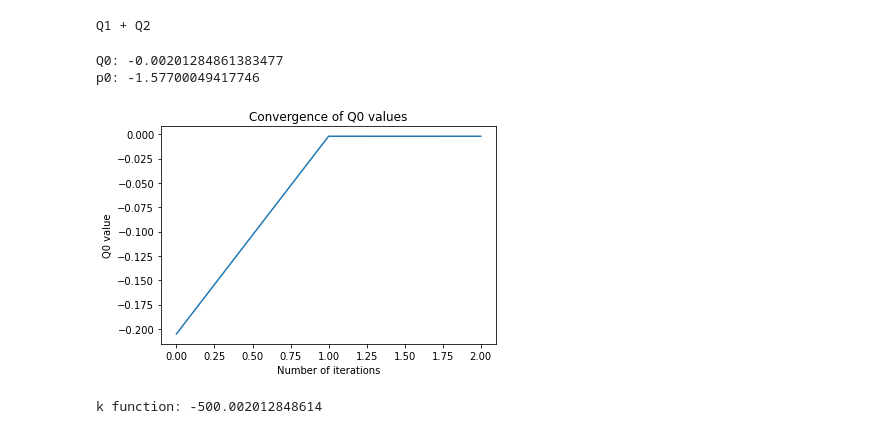
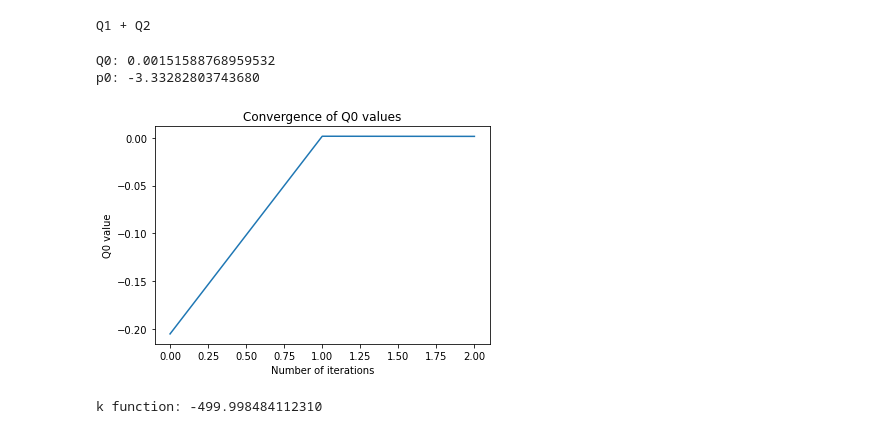
Before and after one commit to SteinVR/NTC_Oil_System, a Jupyter notebook: TestTask.ipynb, the cells around one changed output. Drawn from its saved outputs; the diff is of its cells as text; code cells hidden in the pictures.

```diff
--- a/TestTask.ipynb
+++ b/TestTask.ipynb
@@ -66,7 +66,7 @@ class Drain:
 # Создание графа
 def create_graph():
     alpha = 3
-    const = 5
+    const = 10
     # Количество скважин
     num_wells = int(input("Enter the number of Wells: "))
     wells = []
@@ -354,8 +385,10 @@ def find_Q_well(p0):
         Q_well.append(wells[well].alpha * (p0 + sum(edge.pressure_loss for edge in pipes_from_wells_to_drain[well])) + wells[well].const)
     return Q_well
 # %%
-def find_Q_drain(p0):
+def find_Q_drain(drain, p0):
 
+    alpha = drain[0].alpha
+    const = drain[0].const
     p0 = p0
     Q_well = find_Q_well(p0)
     flow_rate = symbols(['Q{}'.format(i+1) for i in range(len(Q_well))])
@@ -395,6 +406,4 @@ def find_Q_drain(p0):
 # %%
-alpha = drain[0].alpha
-const = drain[0].const
 Q0_prev = drain[0].Q_0
 eps = 0.001
 
@@ -406,37 +415,37 @@ max_iterations = 100
 
 i = 0
 while i < max_iterations:
-    Q0, p0 = find_Q_drain(p0)
+    Q0, p0 = find_Q_drain(drain, p0)
     iterations.append(i)
     Q0_values.append(Q0)
     if abs(Q0 - Q0_prev) < eps:
         break
 
     Q0_prev = Q0
 
     # Нахождение нового p0
     p0 = (Q0-const)/alpha
     i += 1
 
 print("Q0:", Q0)
 print("p0:", p0)
 
 plt.plot(iterations, Q0_values)
 plt.xlabel('Number of iterations')
 plt.ylabel('Q0 value')
 plt.title('Convergence of Q0 values')
 plt.show()
 
 
 # Нахождение целевой функции
 def find_k():
     k = Q0 - sum(edge.length * edge.diameter/edge.roughness for edge in edges)
     return k
 
 k = find_k()
 print("k function:", k)
 # %% [output]
-Q0: -0.00201284861383477
-p0: -1.57700049417746
+Q0: 0.00151588768959532
+p0: -3.33282803743680
-[figure, old version]
+[figure, new version]
-k function: -500.002012848614
+k function: -499.998484112310
```
Also changed, not shown: parts of 6 cells of this notebook.
